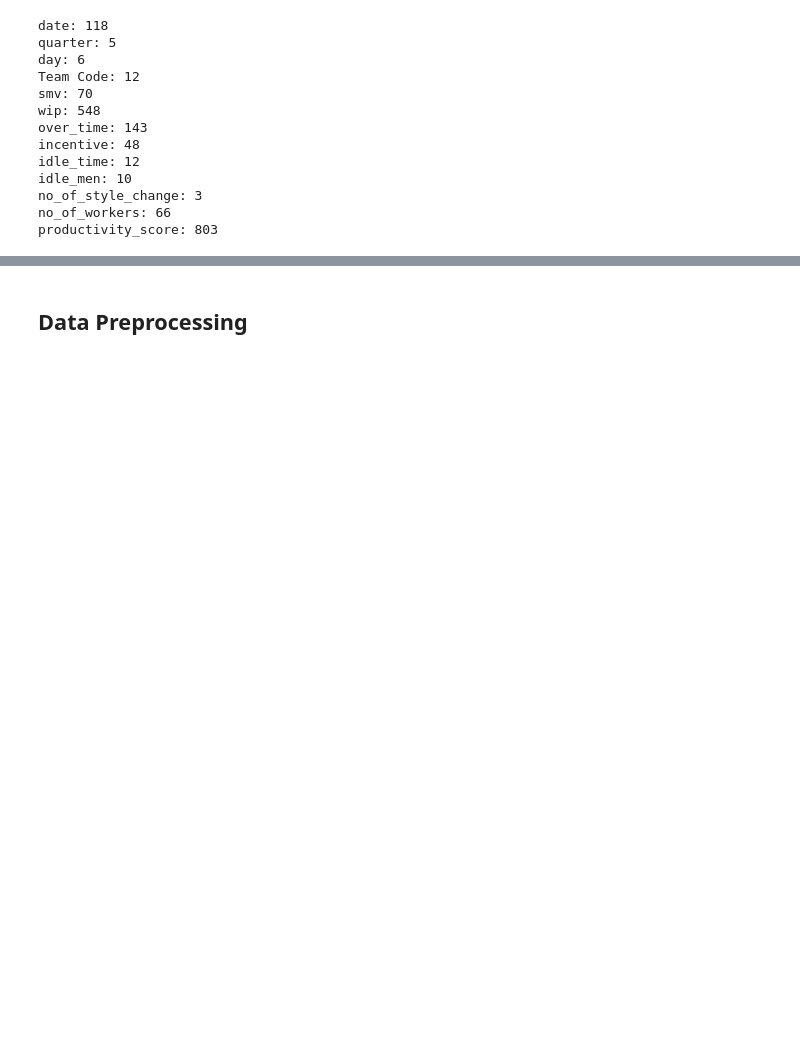
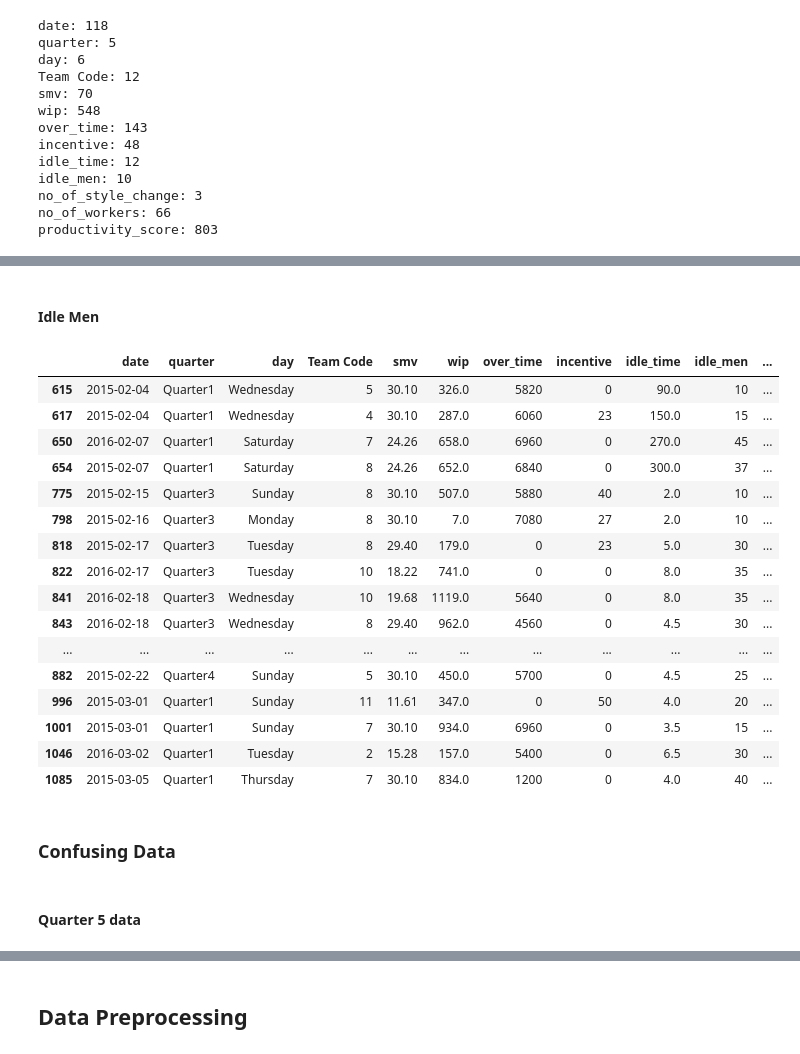
Before and after one commit to Tinnne/UTSDeepLearning, a Jupyter notebook: Number1.ipynb, the cells around one changed output, grey strips where cells are left out. Drawn from its saved outputs; the diff is of its cells as text; code cells hidden in the pictures; blank space fills up the shorter version.

```diff
--- a/Number1.ipynb
+++ b/Number1.ipynb
@@ -133,0 +282,26 @@ Insights:
+# %% [markdown]
+#### Idle Men
+# %%
+data[data["idle_men"]>5]
+# %% [output]
+|  | date | quarter | day | Team Code | smv | wip | over_time | incentive | idle_time | idle_men | ... |
+| 615 | 2015-02-04 | Quarter1 | Wednesday | 5 | 30.10 | 326.0 | 5820 | 0 | 90.0 | 10 | ... |
+| 617 | 2015-02-04 | Quarter1 | Wednesday | 4 | 30.10 | 287.0 | 6060 | 23 | 150.0 | 15 | ... |
+| 650 | 2016-02-07 | Quarter1 | Saturday | 7 | 24.26 | 658.0 | 6960 | 0 | 270.0 | 45 | ... |
+| 654 | 2015-02-07 | Quarter1 | Saturday | 8 | 24.26 | 652.0 | 6840 | 0 | 300.0 | 37 | ... |
+| 775 | 2015-02-15 | Quarter3 | Sunday | 8 | 30.10 | 507.0 | 5880 | 40 | 2.0 | 10 | ... |
+| 798 | 2015-02-16 | Quarter3 | Monday | 8 | 30.10 | 7.0 | 7080 | 27 | 2.0 | 10 | ... |
+| 818 | 2015-02-17 | Quarter3 | Tuesday | 8 | 29.40 | 179.0 | 0 | 23 | 5.0 | 30 | ... |
+| 822 | 2016-02-17 | Quarter3 | Tuesday | 10 | 18.22 | 741.0 | 0 | 0 | 8.0 | 35 | ... |
+| 841 | 2016-02-18 | Quarter3 | Wednesday | 10 | 19.68 | 1119.0 | 5640 | 0 | 8.0 | 35 | ... |
+| 843 | 2016-02-18 | Quarter3 | Wednesday | 8 | 29.40 | 962.0 | 4560 | 0 | 4.5 | 30 | ... |
+| ... | ... | ... | ... | ... | ... | ... | ... | ... | ... | ... | ... |
+| 882 | 2015-02-22 | Quarter4 | Sunday | 5 | 30.10 | 450.0 | 5700 | 0 | 4.5 | 25 | ... |
+| 996 | 2015-03-01 | Quarter1 | Sunday | 11 | 11.61 | 347.0 | 0 | 50 | 4.0 | 20 | ... |
+| 1001 | 2015-03-01 | Quarter1 | Sunday | 7 | 30.10 | 934.0 | 6960 | 0 | 3.5 | 15 | ... |
+| 1046 | 2016-03-02 | Quarter1 | Tuesday | 2 | 15.28 | 157.0 | 5400 | 0 | 6.5 | 30 | ... |
+| 1085 | 2015-03-05 | Quarter1 | Thursday | 7 | 30.10 | 834.0 | 1200 | 0 | 4.0 | 40 | ... |
+# %% [markdown]
+### Confusing Data
+# %% [markdown]
+#### Quarter 5 data
```
Also changed, not shown: parts of 57 cells of this notebook.
